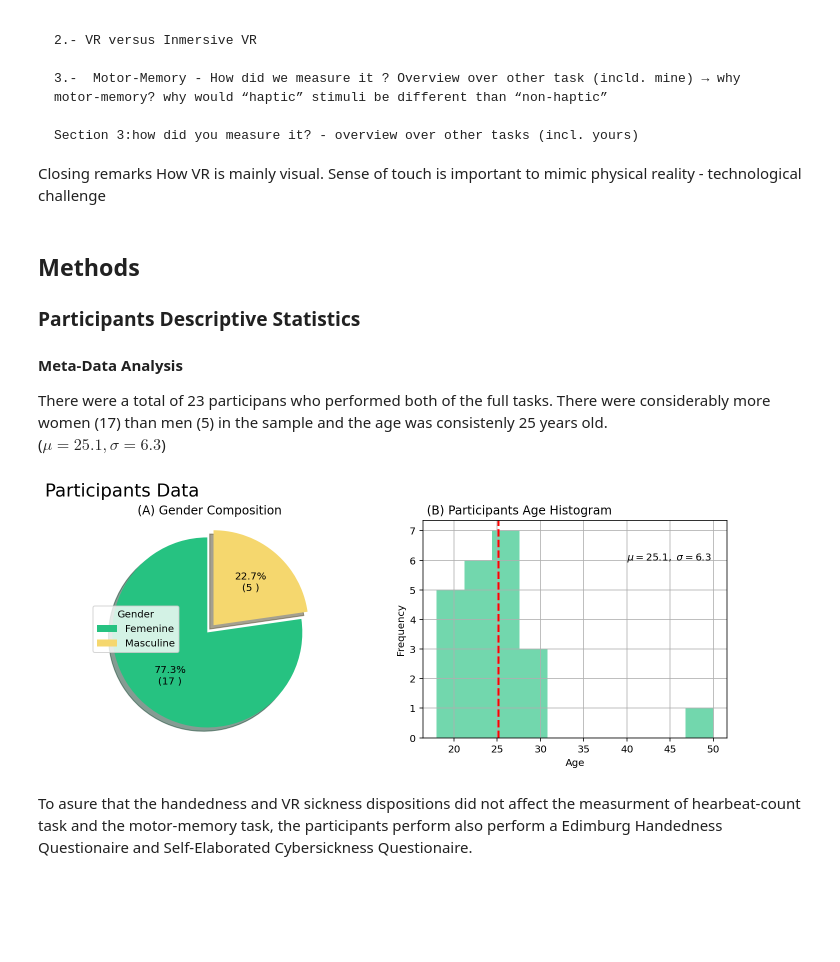
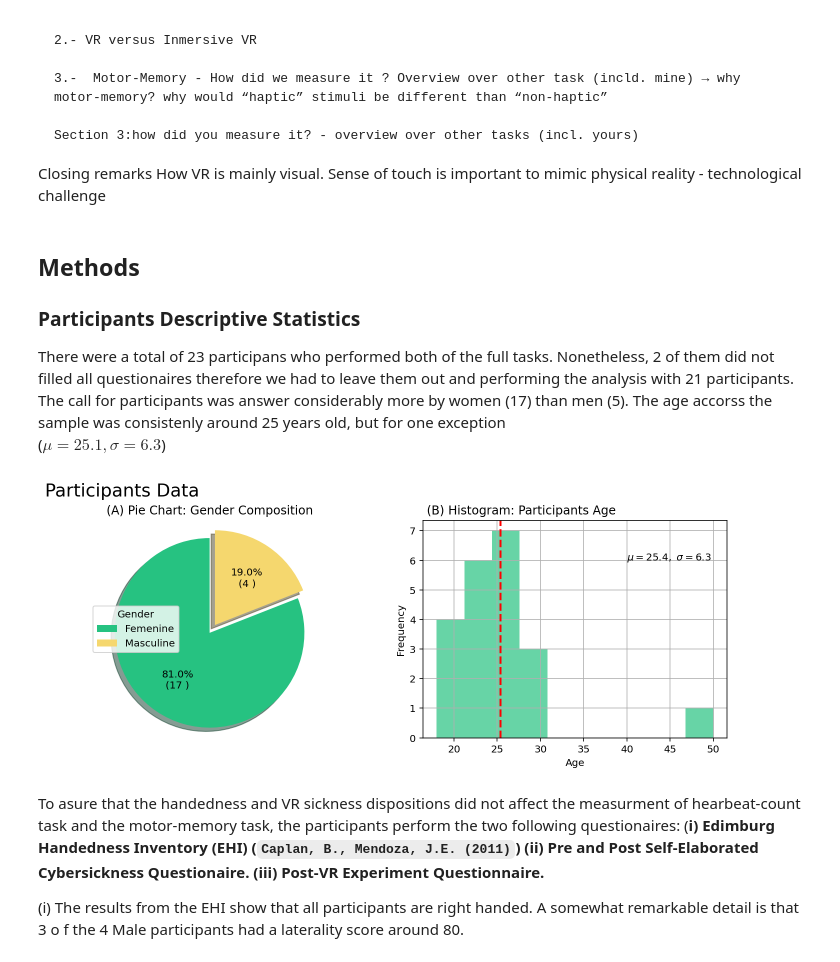
Before and after one commit to BenjaminDupre/m-b_thesis, a Jupyter notebook: Analysis.ipynb, the cells around one changed output. Cells and saved outputs as stored; diff of their text form; code cells hidden in the pictures; blank space fills up the shorter version.

```diff
--- a/Analysis.ipynb
+++ b/Analysis.ipynb
@@ -18,9 +18,8 @@ Closing remarks How VR is mainly visual. Sense of touch is important to mimic ph
 ## Methods
 
 ### Participants Descriptive Statistics
-#### Meta-Data Analysis
 
-There were a total of 23 participans who performed both of the full tasks. There were considerably more women (17) than men (5) in the sample and the age was consistenly 25 years old. <br> ($\mu=25.1 , \sigma=6.3$)
+There were a total of 23 participans who performed both of the full tasks. Nonetheless, 2 of them did not filled all questionaires therefore we had to leave them out and performing the analysis with 21 participants. The call for participants was answer considerably more by women (17) than men (5). The age accorss the sample was consistenly around 25 years old, but for one exception <br> ($\mu=25.1 , \sigma=6.3$)
 # %%
 # Loading Libraries
 import numpy as np  # not sure for what
@@ -29,23 +28,11 @@ import pandas as pd
 import seaborn as sb
 import os
 import matplotlib.pyplot as plt
+
 # Loading Data
-notebook_path = os.path.abspath("Analysis.ipynb")
-metadat  = pd.read_csv(os.path.join(os.path.dirname(notebook_path), "Data\\meta-data.csv"),na_values=" ")
-# Getting Score test
-    # Laterality Quotient.
-laterality = (metadat[['EHQ1',
-                 'EHQ2',
-                 'EHQ3',
-                 'EHQ4',
-                 'EHQ5',
-                 'EHQ6',
-                 'EHQ7',
-                 'EHQ8',
-                 'EHQ9',
-                 'EHQ10']]-3)*25
-metadat["laterality"] =laterality.sum(axis=1)
-metadat = metadat.drop(22)
+notebook_path = os.path.abspath("metdata_analysis.py")
+metadat1  = pd.read_csv(os.path.join(os.path.dirname(notebook_path), "Data\\meta-data.csv"),na_values=" ")
+metadat  = metadat1.drop([14, 22])
 
 # Adding a Histogram with the Age Distribution and Pie Chart With Sex
 sigma = np.std(metadat.AGE)
@@ -53,37 +40,39 @@ mu = np.mean(metadat.AGE)
 explode = (0.1,0)
 SEX, allvals = np.unique(metadat.SEX, return_counts=True)
 #colors
 colors = ['#26C281','#F5D76E']
 
 def func(pct, allvals):
     absolute = int(np.round(pct/100.*np.sum(allvals)))
     return "{:.1f}%\n({:d} )".format(pct, absolute)
 
 fig, (ax1, ax2) = plt.subplots(1, 2, figsize=(12,4))
 fig.suptitle('Participants Data', fontsize=18 ,x = 0.2, y = 1.01)
 
 ax1.pie(allvals,explode=explode, colors=colors,autopct=lambda pct: func(pct, allvals),
         shadow=True, startangle=90)
 ax1.axis('equal')  # Equal aspect ratio ensures that pie is drawn as a circle.
 ax1.legend( ['Femenine','Masculine'],
           title="Gender",
           loc="center left",
           bbox_to_anchor=(0.1, 0, 0.5, 1))
 
 #ax1.plt.setp( ['Femenine','Masculine'], size=8, weight="bold")
 
-ax1.set_title("(A) Gender Composition")
+ax1.set_title("(A) Pie Chart: Gender Composition")
 
-n, bins, patches = plt.hist(metadat.AGE, facecolor='#26C281', alpha=0.65)
+n, bins, patches = plt.hist(metadat.AGE, facecolor='#26C281', alpha=0.7)
 plt.xlabel('Age')
 plt.ylabel('Frequency')
-plt.title(' (B) Participants Age Histogram', loc='left')
+plt.title(' (B) Histogram: Participants Age', loc='left')
 plt.text(40,6, f'$\mu={mu:.1f},\ \sigma={sigma:.1f}$')
 plt.axvline(mu, color = 'r', linestyle = 'dashed', linewidth = 2)
 plt.grid(True)
 plt.show()
 # %% [output]
-[figure, old version]
+[figure, new version]
 # %% [markdown]
 
-To asure that the handedness and VR sickness dispositions did not affect the measurment of hearbeat-count task and the motor-memory task, the participants perform also perform a Edimburg Handedness Questionaire and Self-Elaborated Cybersickness Questionaire.
+To asure that the handedness and VR sickness dispositions did not affect the measurment of hearbeat-count task and the motor-memory task, the participants perform the two following questionaires:  (**i) Edimburg Handedness Inventory (EHI) (`Caplan, B., Mendoza, J.E. (2011)`) (ii) Pre and Post Self-Elaborated Cybersickness Questionaire. (iii) Post-VR Experiment Questionnaire.**
+
+(i) The results from the EHI show that all participants are right handed. A somewhat remarkable detail is that 3 o f the 4 Male participants had a laterality score around 80.
```
Also changed, not shown: parts of 5 cells of this notebook, 8 other files.
